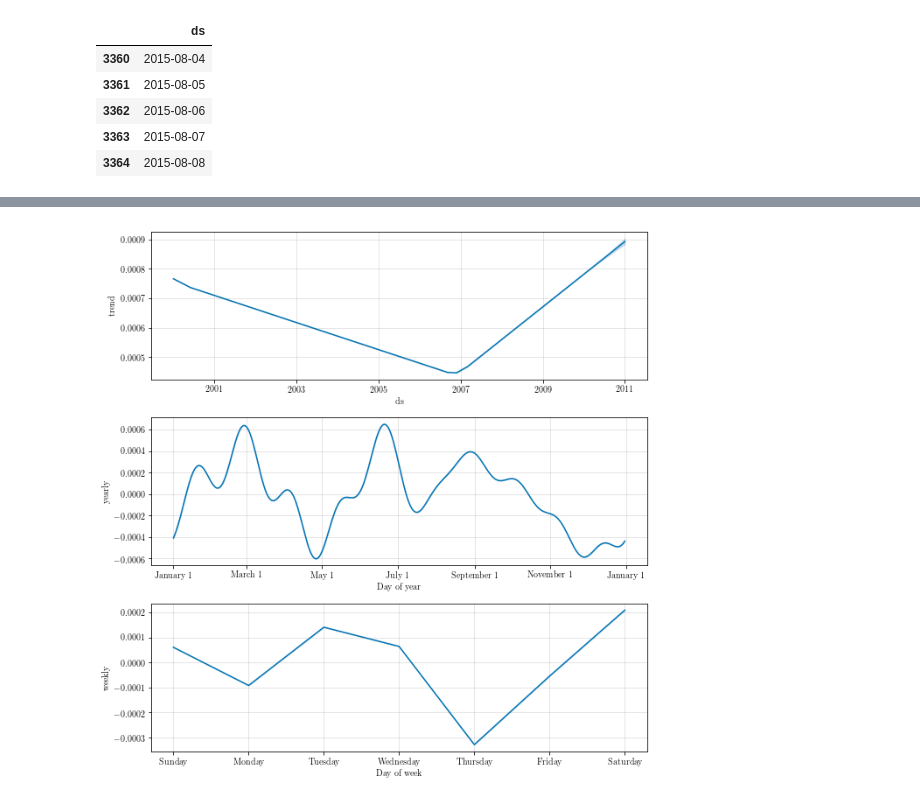
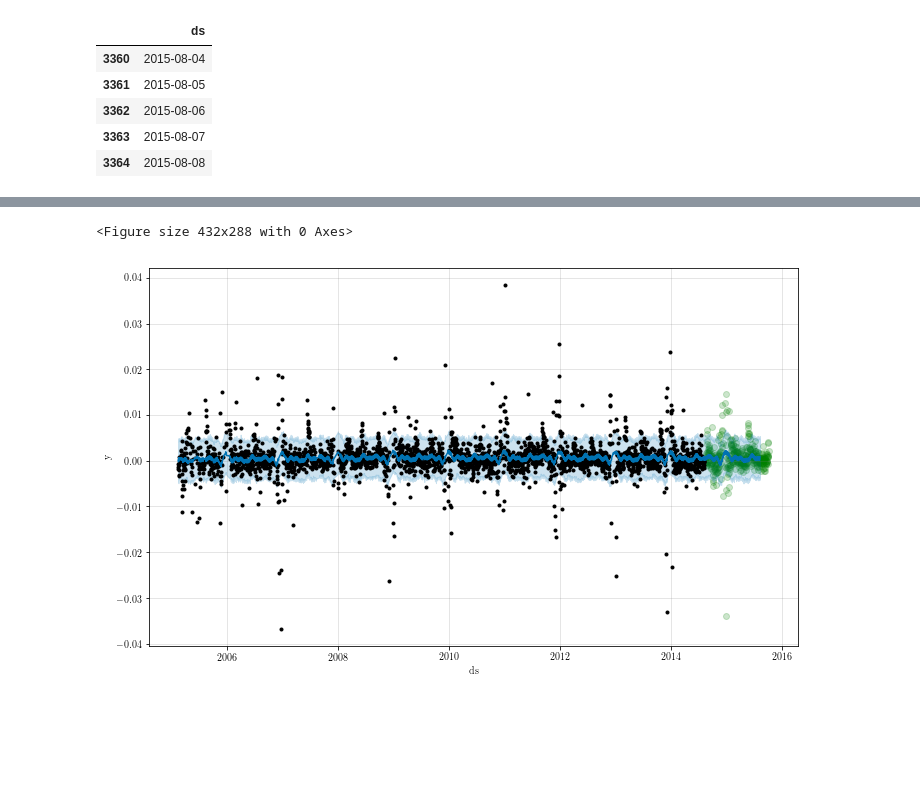
Before and after one commit to kcdage/prophet-rapidburster, a Jupyter notebook: rapid_burster.ipynb, the cells around one changed output, grey strips where cells are left out. Saved outputs shown, nothing was run; the diff lists cells and outputs as text; code cells hidden in the pictures; blank space fills up the shorter version.

Commit message:
plotted prediction against test

```diff
--- a/rapid_burster.ipynb
+++ b/rapid_burster.ipynb
@@ -79,4 +73,8 @@ TypeError: 'Series' objects are mutable, thus they cannot be hashed
-# %%
-fig2 = m.plot_components(forecast)
-# %% [output]
-[figure, removed]
+# %%
+plt.figure(1)
+m.plot(forecast)
+plt.plot_date(t_yr[3001:3400], rate[3001:3400], 'go', zorder=0, alpha=0.2)
+plt.savefig('forecast_test.pdf')
+# %% [output]
+<Figure size 432x288 with 0 Axes>
+[figure, added]
```
Also changed, not shown: parts of 2 cells of this notebook.
